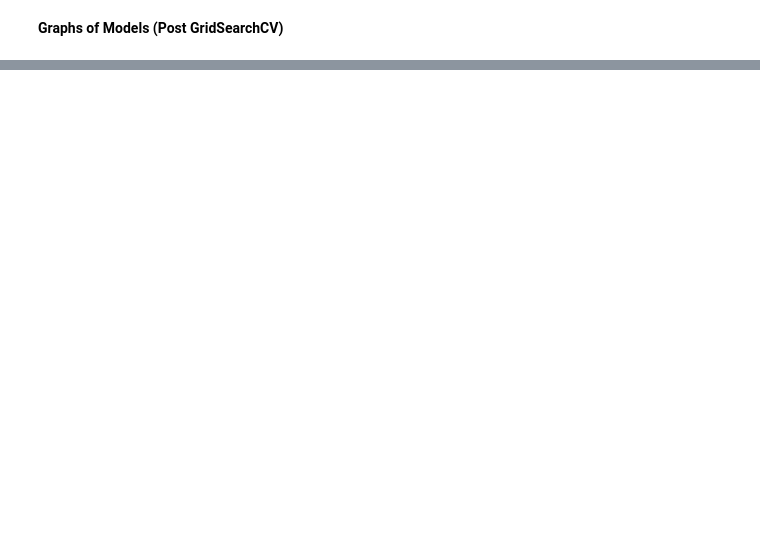
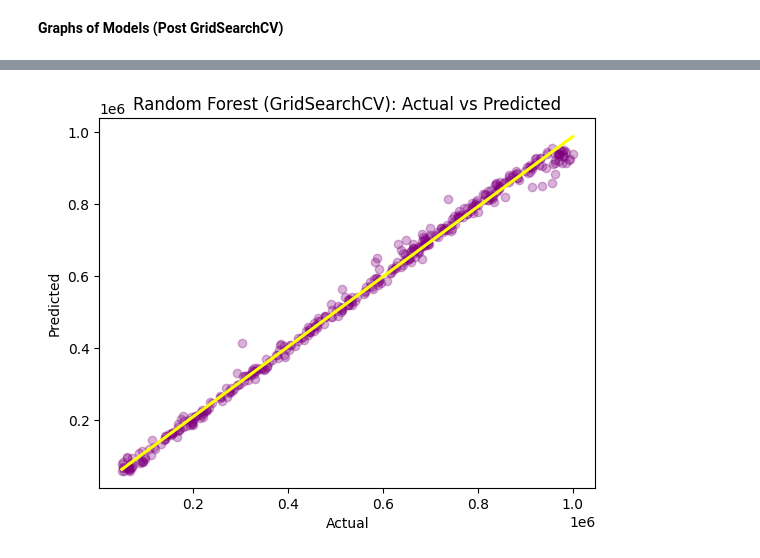
Before and after one commit to CharlizeCo/house_prices_csc481_project, a Jupyter notebook: house_price_prediction_ml.ipynb, the cells around one changed output, grey strips where cells are left out. Cells and saved outputs as stored; diff of their text form; code cells hidden in the pictures; blank space fills up the shorter version.

```diff
--- a/house_price_prediction_ml.ipynb
+++ b/house_price_prediction_ml.ipynb
@@ -562,10 +590,12 @@ plt.show()
 # %%
 sns.regplot(x = y_test, y = predictions_rf, color="purple",
-            line_kws = {"color": "orange"},
+            line_kws = {"color": "yellow"},
             scatter_kws = {"alpha" : 0.3})
 plt.xlabel("Actual")
 plt.ylabel("Predicted")
 plt.title("Random Forest (GridSearchCV): Actual vs Predicted")
 plt.show()
+# %% [output]
+[figure, added]
 # %%
 sns.regplot(x = y_test, y = predictions_xgb, color="purple",
```
Also changed, not shown: parts of 5 cells of this notebook.
